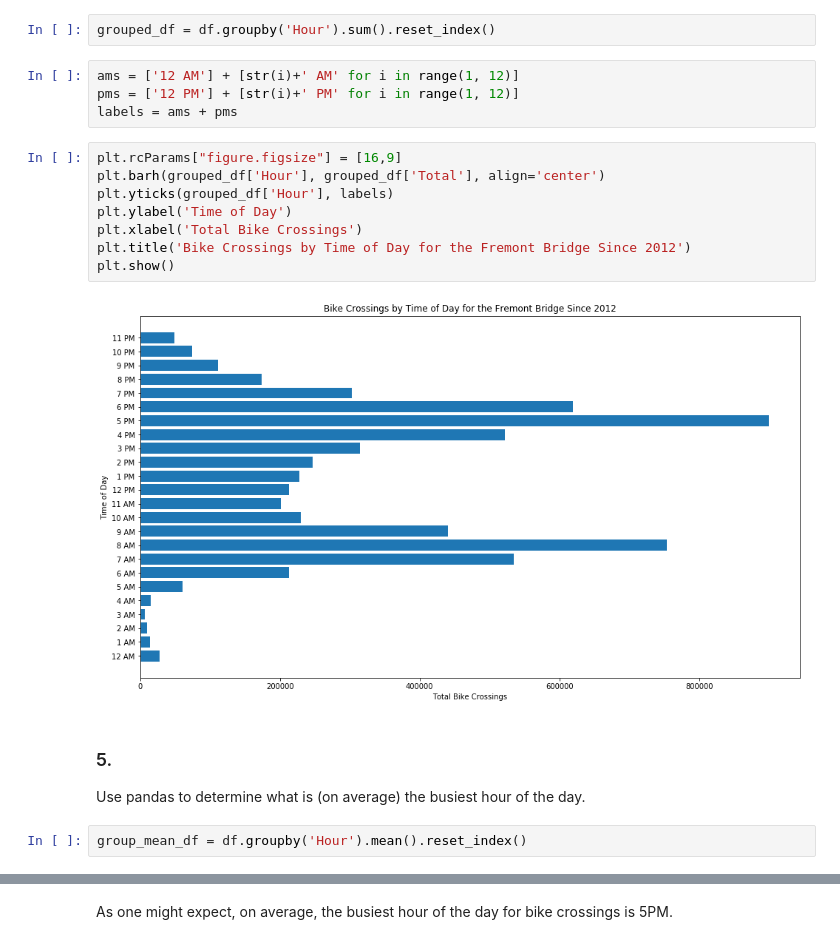
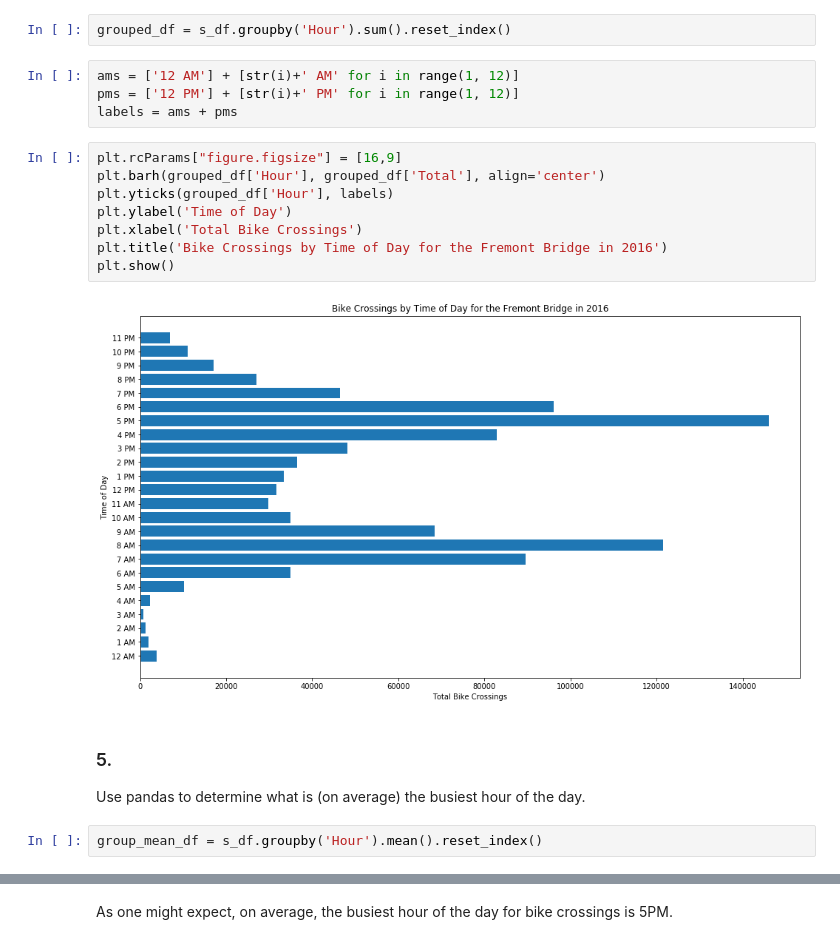
Before and after one commit to UWSEDS/manipulating-data-in-python-jstremme, a Jupyter notebook: analysis/bike_analysis.ipynb, the cells around one changed output, grey strips where cells are left out. Cells and saved outputs as stored; diff of their text form.

```diff
--- a/analysis/bike_analysis.ipynb
+++ b/analysis/bike_analysis.ipynb
@@ -61,7 +61,7 @@ s_df.head()
 ### 4.
 Use pandas + matplotlib to plot the counts by hour.
 # %%
-grouped_df = df.groupby('Hour').sum().reset_index()
+grouped_df = s_df.groupby('Hour').sum().reset_index()
 # %%
 ams = ['12 AM'] + [str(i)+' AM' for i in range(1, 12)]
 pms = ['12 PM'] + [str(i)+' PM' for i in range(1, 12)]
@@ -69,18 +69,18 @@ labels = ams + pms
 # %%
 plt.rcParams["figure.figsize"] = [16,9]
 plt.barh(grouped_df['Hour'], grouped_df['Total'], align='center')
 plt.yticks(grouped_df['Hour'], labels)
 plt.ylabel('Time of Day')
 plt.xlabel('Total Bike Crossings')
-plt.title('Bike Crossings by Time of Day for the Fremont Bridge Since 2012')
+plt.title('Bike Crossings by Time of Day for the Fremont Bridge in 2016')
 plt.show()
 # %% [output]
-[figure, old version]
+[figure, new version]
 # %% [markdown]
 ### 5.
 Use pandas to determine what is (on average) the busiest hour of the day.
 # %%
-group_mean_df = df.groupby('Hour').mean().reset_index()
+group_mean_df = s_df.groupby('Hour').mean().reset_index()
 # %%
 group_mean_df[group_mean_df['Total'] == group_mean_df['Total'].max()][['Hour', 'Total']]
 # %% [output]
```
Also changed, not shown: parts of 1 cell of this notebook.
